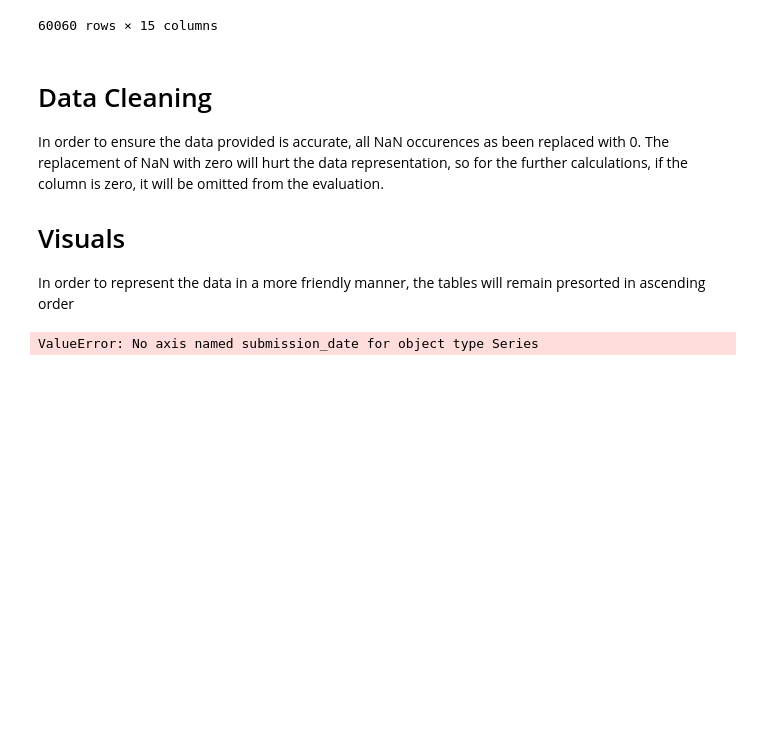
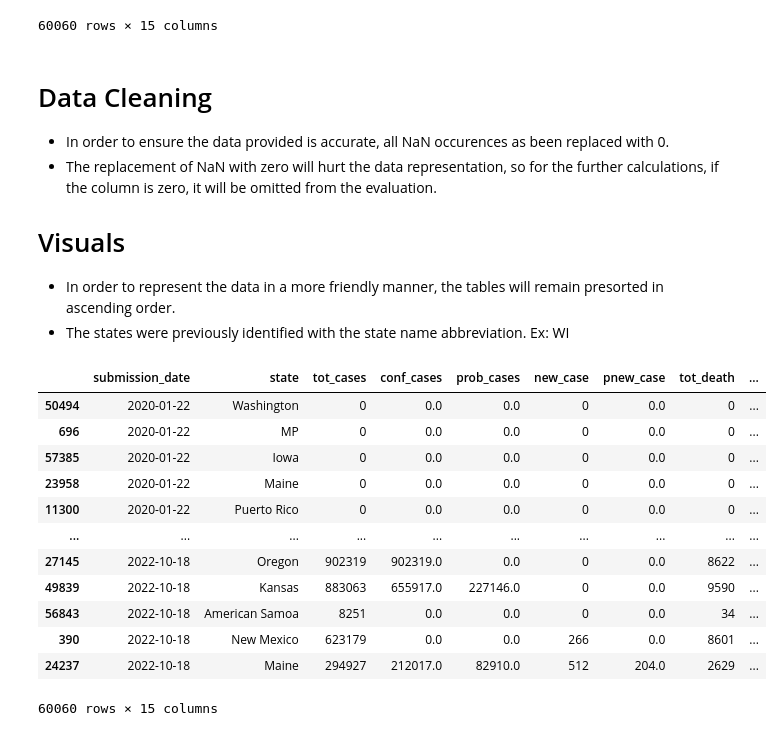
Before and after one commit to mikerasch/Covid19Analysis, a Jupyter notebook: Covid_Analysis.ipynb, the cells around one changed output. Drawn from its saved outputs; the diff is of its cells as text; code cells hidden in the pictures; blank space fills up the shorter version.

```diff
--- a/Covid_Analysis.ipynb
+++ b/Covid_Analysis.ipynb
@@ -78,15 +81,29 @@ covid_df
 60060 rows × 15 columns
 # %% [markdown]
 # Data Cleaning
-In order to ensure the data provided is accurate, all NaN occurences as been replaced with 0.
-The replacement of NaN with zero will hurt the data representation, so for the further calculations, if the column is zero, it will be omitted from the evaluation.
+- In order to ensure the data provided is accurate, all NaN occurences as been replaced with 0.
+- The replacement of NaN with zero will hurt the data representation, so for the further calculations, if the column is zero, it will be omitted from the evaluation.
 
 # Visuals
-In order to represent the data in a more friendly manner, the tables will remain presorted in ascending order
+- In order to represent the data in a more friendly manner, the tables will remain presorted in ascending order.
+- The states were previously identified with the state name abbreviation. Ex: WI
 # %%
 covid_df = covid_df.fillna(0)
-covid_df = covid_df['state'].map(stateDictionary)
+covid_df['state'] = covid_df['state'].replace(stateDictionary)
+covid_df['submission_date'] = pd.to_datetime(covid_df['submission_date'])
 covid_df = covid_df.sort_values('submission_date')
 covid_df
 # %% [output]
+|  | submission_date | state | tot_cases | conf_cases | prob_cases | new_case | pnew_case | tot_death | ... |
+| 50494 | 2020-01-22 | Washington | 0 | 0.0 | 0.0 | 0 | 0.0 | 0 | ... |
+| 696 | 2020-01-22 | MP | 0 | 0.0 | 0.0 | 0 | 0.0 | 0 | ... |
+| 57385 | 2020-01-22 | Iowa | 0 | 0.0 | 0.0 | 0 | 0.0 | 0 | ... |
+| 23958 | 2020-01-22 | Maine | 0 | 0.0 | 0.0 | 0 | 0.0 | 0 | ... |
+| 11300 | 2020-01-22 | Puerto Rico | 0 | 0.0 | 0.0 | 0 | 0.0 | 0 | ... |
+| ... | ... | ... | ... | ... | ... | ... | ... | ... | ... |
+| 27145 | 2022-10-18 | Oregon | 902319 | 902319.0 | 0.0 | 0 | 0.0 | 8622 | ... |
+| 49839 | 2022-10-18 | Kansas | 883063 | 655917.0 | 227146.0 | 0 | 0.0 | 9590 | ... |
+| 56843 | 2022-10-18 | American Samoa | 8251 | 0.0 | 0.0 | 0 | 0.0 | 34 | ... |
+| 390 | 2022-10-18 | New Mexico | 623179 | 0.0 | 0.0 | 266 | 0.0 | 8601 | ... |
+| 24237 | 2022-10-18 | Maine | 294927 | 212017.0 | 82910.0 | 512 | 204.0 | 2629 | ... |
-ValueError: No axis named submission_date for object type Series
+60060 rows × 15 columns
```
Also changed, not shown: parts of 5 cells of this notebook.
